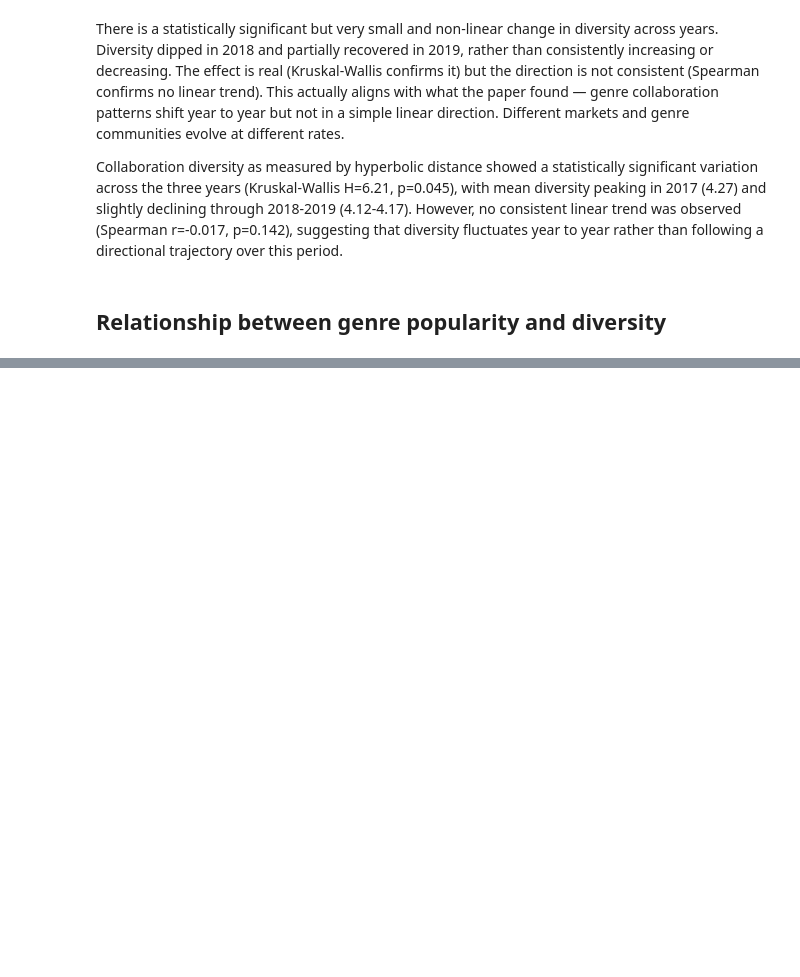
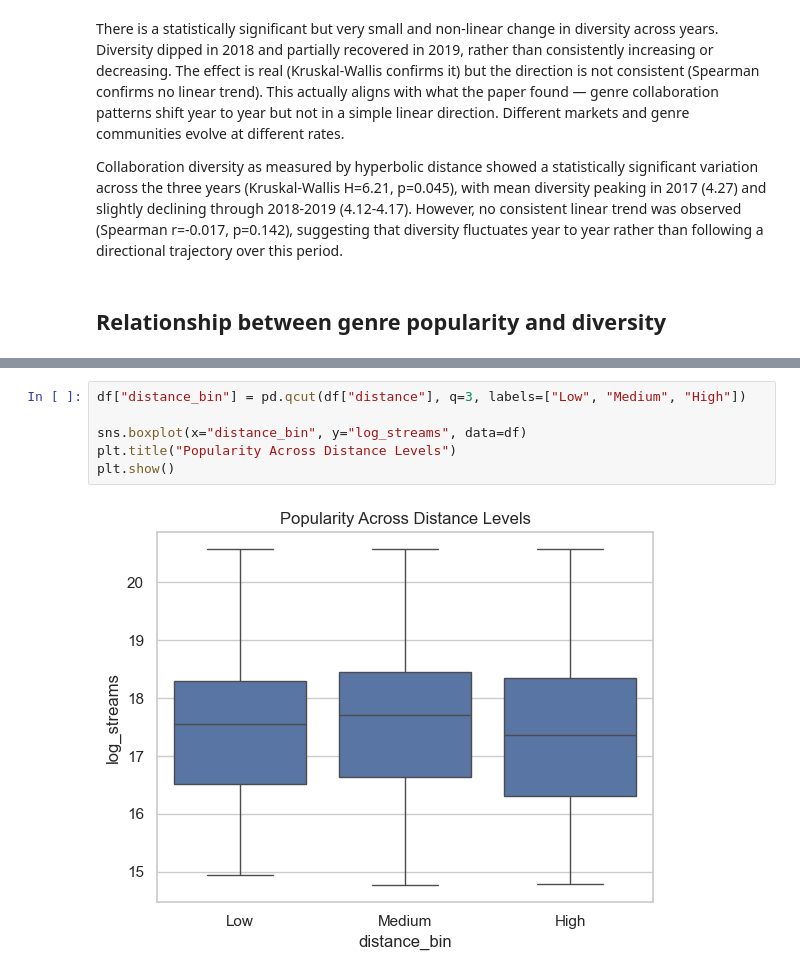
Before and after one commit to mvkolaj/Bachelor, a Jupyter notebook: exploratory_analysis/distances_visualizations.ipynb, the cells around one changed output, grey strips where cells are left out. Cells and saved outputs as stored; diff of their text form; blank space fills up the shorter version.

```diff
--- a/exploratory_analysis/distances_visualizations.ipynb
+++ b/exploratory_analysis/distances_visualizations.ipynb
@@ -579,0 +648,8 @@ FileNotFoundError: [Errno 2] No such file or directory: 'collaboration_with_dist
+# %%
+df["distance_bin"] = pd.qcut(df["distance"], q=3, labels=["Low", "Medium", "High"])
+
+sns.boxplot(x="distance_bin", y="log_streams", data=df)
+plt.title("Popularity Across Distance Levels")
+plt.show()
+# %% [output]
+[figure, added]
```
Also changed, not shown: parts of 20 cells of this notebook.
